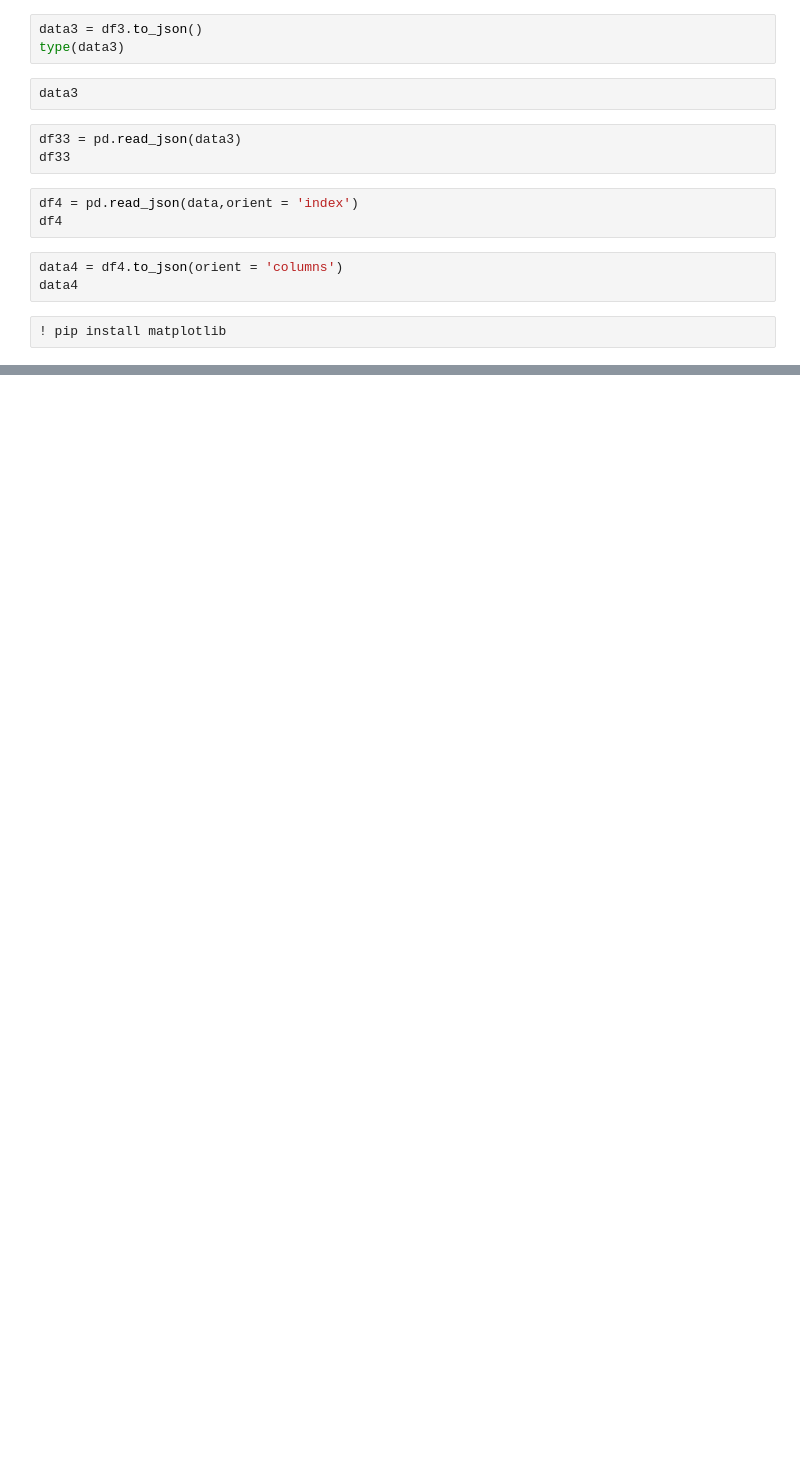
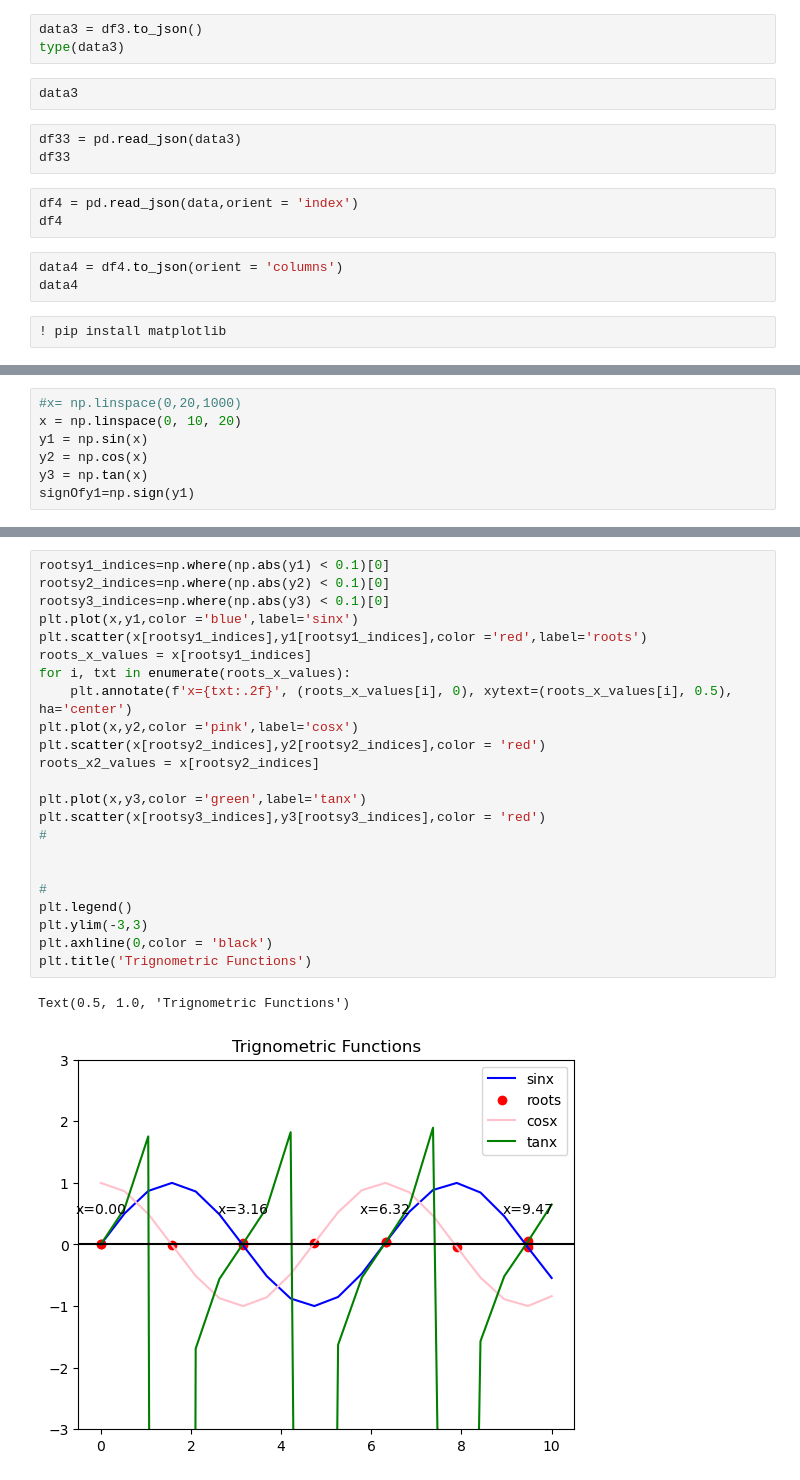
Before and after one commit to VanilaSudheer/data-analysis-playground, a Jupyter notebook: numpy.ipynb, the cells around one changed output, grey strips where cells are left out. Saved outputs shown, nothing was run; the diff lists cells and outputs as text; blank space fills up the shorter version.

Commit message:
Trignometric functions

```diff
--- a/numpy.ipynb
+++ b/numpy.ipynb
@@ -362,0 +404,7 @@ plt.plot(x,y,'r*',linestyle='dashed',linewidth = 0.5,markersize=10)
+# %%
+#x= np.linspace(0,20,1000)
+x = np.linspace(0, 10, 20)
+y1 = np.sin(x)
+y2 = np.cos(x)
+y3 = np.tan(x)
+signOfy1=np.sign(y1)
@@ -362,0 +417,26 @@ plt.plot(x,y,'r*',linestyle='dashed',linewidth = 0.5,markersize=10)
+# %%
+rootsy1_indices=np.where(np.abs(y1) < 0.1)[0]
+rootsy2_indices=np.where(np.abs(y2) < 0.1)[0]
+rootsy3_indices=np.where(np.abs(y3) < 0.1)[0]
+plt.plot(x,y1,color ='blue',label='sinx')
+plt.scatter(x[rootsy1_indices],y1[rootsy1_indices],color ='red',label='roots')
+roots_x_values = x[rootsy1_indices]
+for i, txt in enumerate(roots_x_values):
+    plt.annotate(f'x={txt:.2f}', (roots_x_values[i], 0), xytext=(roots_x_values[i], 0.5), ha='center')
+plt.plot(x,y2,color ='pink',label='cosx')
+plt.scatter(x[rootsy2_indices],y2[rootsy2_indices],color = 'red')
+roots_x2_values = x[rootsy2_indices]
+
+plt.plot(x,y3,color ='green',label='tanx')
+plt.scatter(x[rootsy3_indices],y3[rootsy3_indices],color = 'red')
+#
+
+
+#
+plt.legend()
+plt.ylim(-3,3)
+plt.axhline(0,color = 'black')
+plt.title('Trignometric Functions')
+# %% [output]
+Text(0.5, 1.0, 'Trignometric Functions')
+[figure, added]
```
Also changed, not shown: parts of 12 cells of this notebook.
